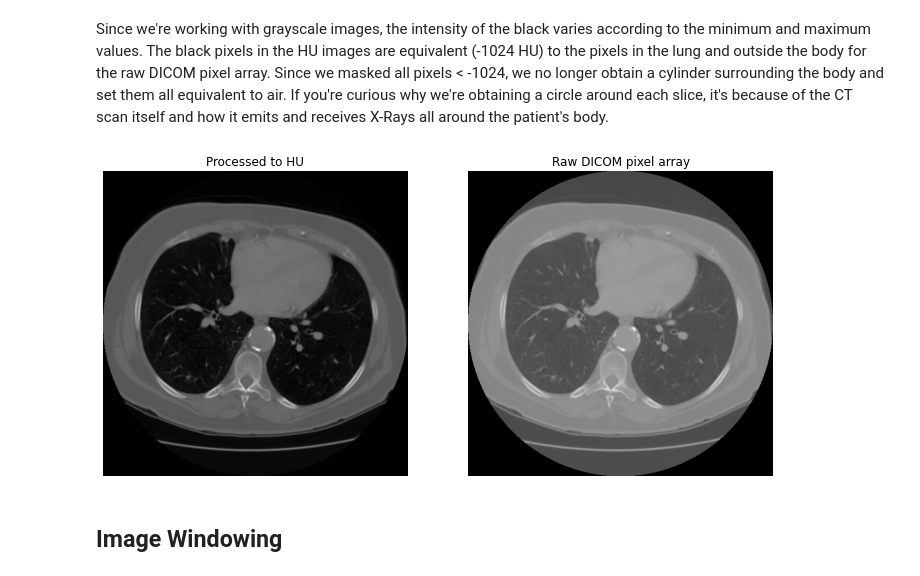
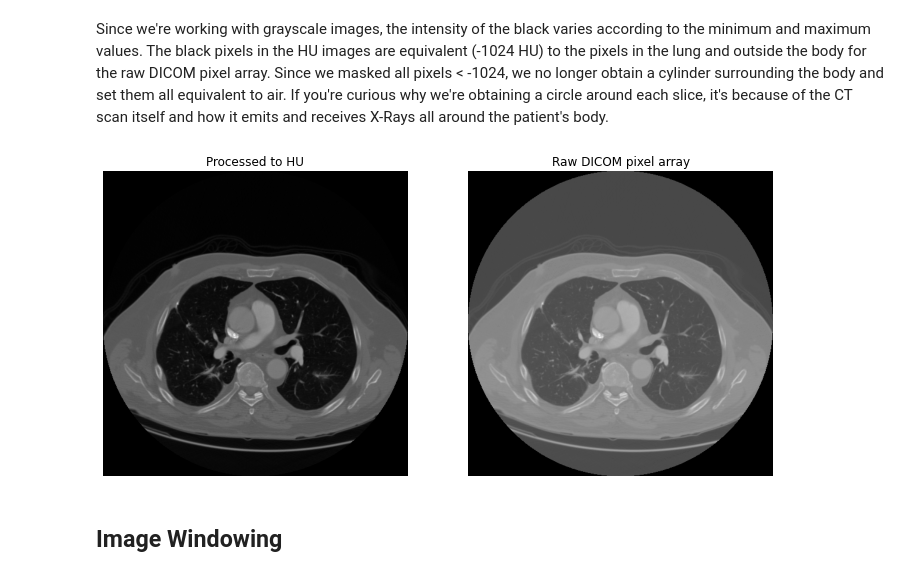
Before and after one commit to evandros-ks/fastblog, a Jupyter notebook: _notebooks/2022-01-24-Medical_Image_Preprocessing.ipynb, the cells around one changed output. Cells and saved outputs as stored; diff of their text form; code cells hidden in the pictures.

```diff
--- a/_notebooks/2022-01-24-Medical_Image_Preprocessing.ipynb
+++ b/_notebooks/2022-01-24-Medical_Image_Preprocessing.ipynb
@@ -98,20 +93,6 @@ class DicomInterface:
         '''
         _modality = self.dicoms[0].Modality
         return _modality
-
-    def process_volume(self, volume):
-        slope = self.dicoms[0].RescaleSlope
-        intercept = self.dicoms[0].RescaleIntercept
-
-        processed_volume = volume * slope + intercept
-
-        processed_volume[processed_volume < -1024] = -1024
-        return processed_volume
-
-    def load_volume(self):
-        volume = np.stack([s.pixel_array for s in self.dicoms])
-        processed_volume = self.process_volume(volume)
-        return processed_volume
 # %%
 def dicom_filter(input_dir: str, config: dict) -> list:
     '''Filter DICOM series from the input directory based on a configuration
@@ -184,5 +137,3 @@ $\textrm{HU} = \textrm{pixel_value} \times \textrm{slope} + \textrm{intercept}$
 
 <br>
 After processing our pixel array and converting it to Hounsfield scale, we can check the distribution of value. This bimodal distribution stems from the drastic differences in tissue properties in the acquire image. The air in the lungs and outside the body range from -1000 to -500 HU while more denser materials such as fat and cortical bone provide higher HU values of -100 to +3000 HU respectively. We'll need to remember this subtlety when normalizing our images later.
-# %%
-volume = dcm.load_volume()
@@ -189,2 +226,4 @@ volume = dcm.load_volume()
 # %%
-volume
+data = ProcessData(dcm)
+# volume = data.load_volume(new_spacing=np.array([1,1,1]))
+volume = data.load_volume()
@@ -217,18 +238,20 @@ volume.min()=-1024.0, volume.max()=3071.0
 Since we're working with grayscale images, the intensity of the black varies according to the minimum and maximum values. The black pixels in the HU images are equivalent (-1024 HU) to the pixels in the lung and outside the body for the raw DICOM pixel array. Since we masked all pixels < -1024, we no longer obtain a cylinder surrounding the body and set them all equivalent to air. If you're curious why we're obtaining a circle around each slice, it's because of the CT scan itself and how it emits and receives X-Rays all around the patient's body.
 # %%
 f, axs = plt.subplots(1,2, figsize=(12,12))
+m1 = volume.shape[0]//2
+m2 = len(dcm.dicoms)//2
 
-axs[0].imshow(volume[65,...], cmap=plt.cm.gray)
+axs[0].imshow(volume[m1,...], cmap=plt.cm.gray)
 axs[0].set_title('Processed to HU')
-axs[1].imshow(dcm.dicoms[65].pixel_array, cmap=plt.cm.gray)
+axs[1].imshow(dcm.dicoms[m2].pixel_array, cmap=plt.cm.gray)
 axs[1].set_title('Raw DICOM pixel array')
 
 for a in axs:
     a.axis('off')
 
 f.show()
 # %% [output]
-[figure, old version]
+[figure, new version]
 # %% [markdown]
 ## Image Windowing
 # %% [markdown]
```
Also changed, not shown: parts of 14 cells of this notebook.
